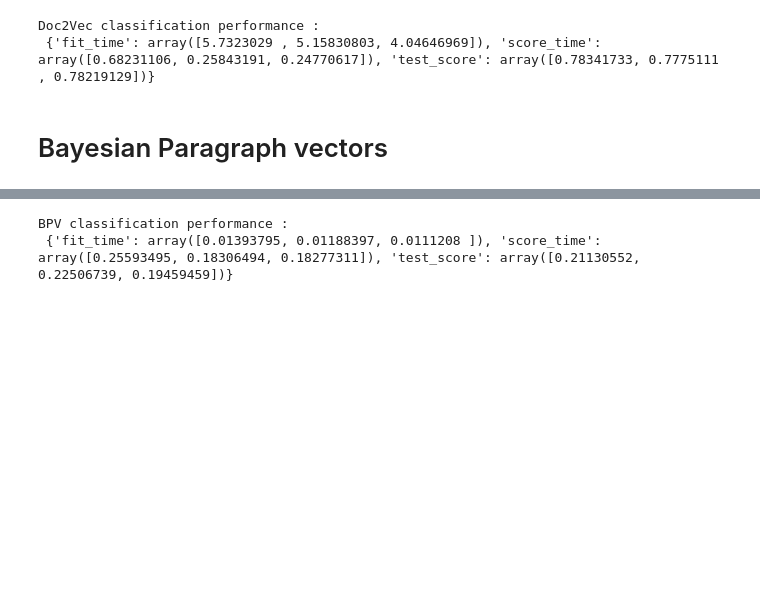
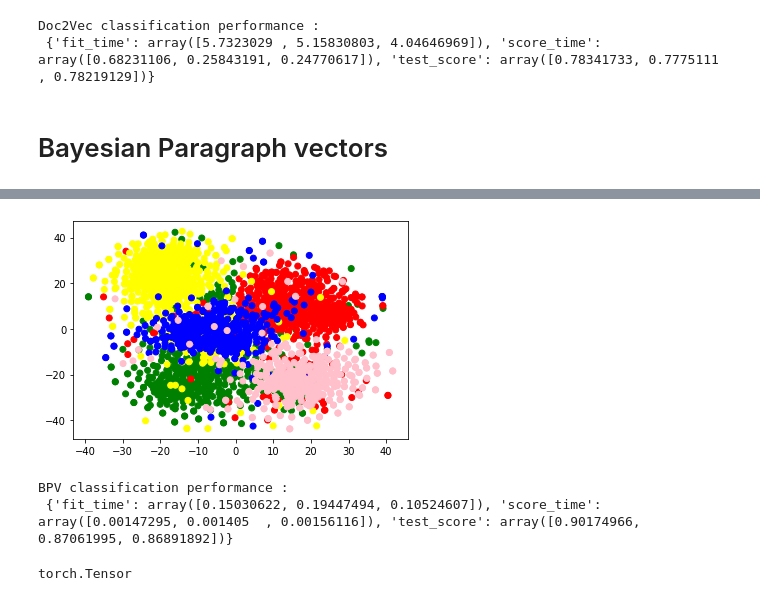
Before and after one commit to Chinmay41018/mlppGMMClustering, a Jupyter notebook: bvp_cumulative.ipynb, the cells around one changed output, grey strips where cells are left out. Cells and saved outputs as stored; diff of their text form; code cells hidden in the pictures; blank space fills up the shorter version.

```diff
--- a/bvp_cumulative.ipynb
+++ b/bvp_cumulative.ipynb
@@ -54,6 +67,17 @@ tsne_plot(d_i, color_map, labels)
+# %%
+d_i = torch.load('expts/expt5/di', map_location=torch.device('cpu'))
+# %%
+tsne_plot(np.array([x.data.numpy() for x in d_i]), color_map, labels)
+# %% [output]
+[figure, added]
 # %%
-cv_bpv = cross_validate(model, d_i.tolist(), encoded_label, cv=3)
+model = LogisticRegression()
+cv_bpv = cross_validate(model, [x.data.numpy() for x in d_i], encoded_label, cv=3)
 print("BPV classification performance : \n", cv_bpv)
 # %% [output]
 BPV classification performance :
- {'fit_time': array([0.01393795, 0.01188397, 0.0111208 ]), 'score_time': array([0.25593495, 0.18306494, 0.18277311]), 'test_score': array([0.21130552, 0.22506739, 0.19459459])}
+ {'fit_time': array([0.15030622, 0.19447494, 0.10524607]), 'score_time': array([0.00147295, 0.001405  , 0.00156116]), 'test_score': array([0.90174966, 0.87061995, 0.86891892])}
+# %%
+type(d_i[0])
+# %% [output]
+torch.Tensor
```
Also changed, not shown: parts of 14 cells of this notebook, 10 other files.
